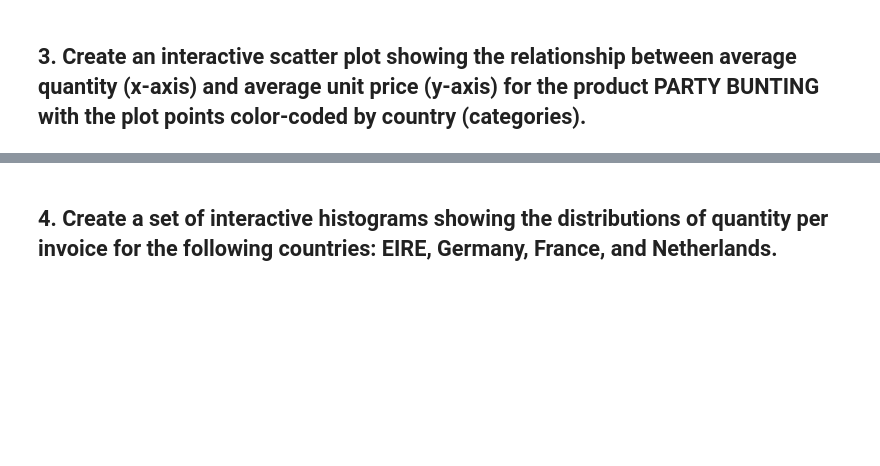
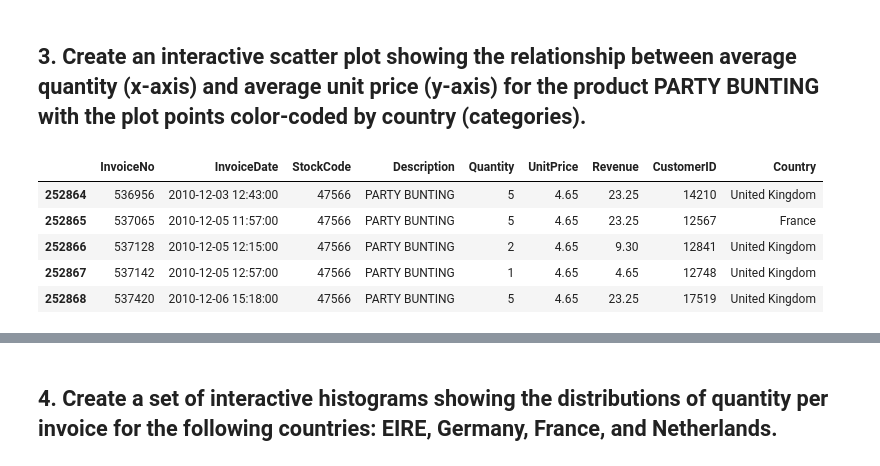
Before and after one commit to ta-datapt-bcn/lab-interactive-visualization, a Jupyter notebook: your-code/main.ipynb, the cells around one changed output, grey strips where cells are left out. Drawn from its saved outputs; the diff is of its cells as text; code cells hidden in the pictures; blank space fills up the shorter version.

```diff
--- a/your-code/main.ipynb
+++ b/your-code/main.ipynb
@@ -21,2 +83,14 @@ data = pd.read_excel('../data/Online Retail.xlsx')
 # %% [markdown]
 ## 3. Create an interactive scatter plot showing the relationship between average quantity (x-axis) and average unit price (y-axis) for the product PARTY BUNTING with the plot points color-coded by country (categories).
+# %%
+# average quantity and average unit price of PARTY BUNTING
+
+party_bunting = data[data['Description'] == 'PARTY BUNTING']
+party_bunting.head()
+# %% [output]
+|  | InvoiceNo | InvoiceDate | StockCode | Description | Quantity | UnitPrice | Revenue | CustomerID | Country |
+| 252864 | 536956 | 2010-12-03 12:43:00 | 47566 | PARTY BUNTING | 5 | 4.65 | 23.25 | 14210 | United Kingdom |
+| 252865 | 537065 | 2010-12-05 11:57:00 | 47566 | PARTY BUNTING | 5 | 4.65 | 23.25 | 12567 | France |
+| 252866 | 537128 | 2010-12-05 12:15:00 | 47566 | PARTY BUNTING | 2 | 4.65 | 9.30 | 12841 | United Kingdom |
+| 252867 | 537142 | 2010-12-05 12:57:00 | 47566 | PARTY BUNTING | 1 | 4.65 | 4.65 | 12748 | United Kingdom |
+| 252868 | 537420 | 2010-12-06 15:18:00 | 47566 | PARTY BUNTING | 5 | 4.65 | 23.25 | 17519 | United Kingdom |
```
Also changed, not shown: parts of 18 cells of this notebook.
